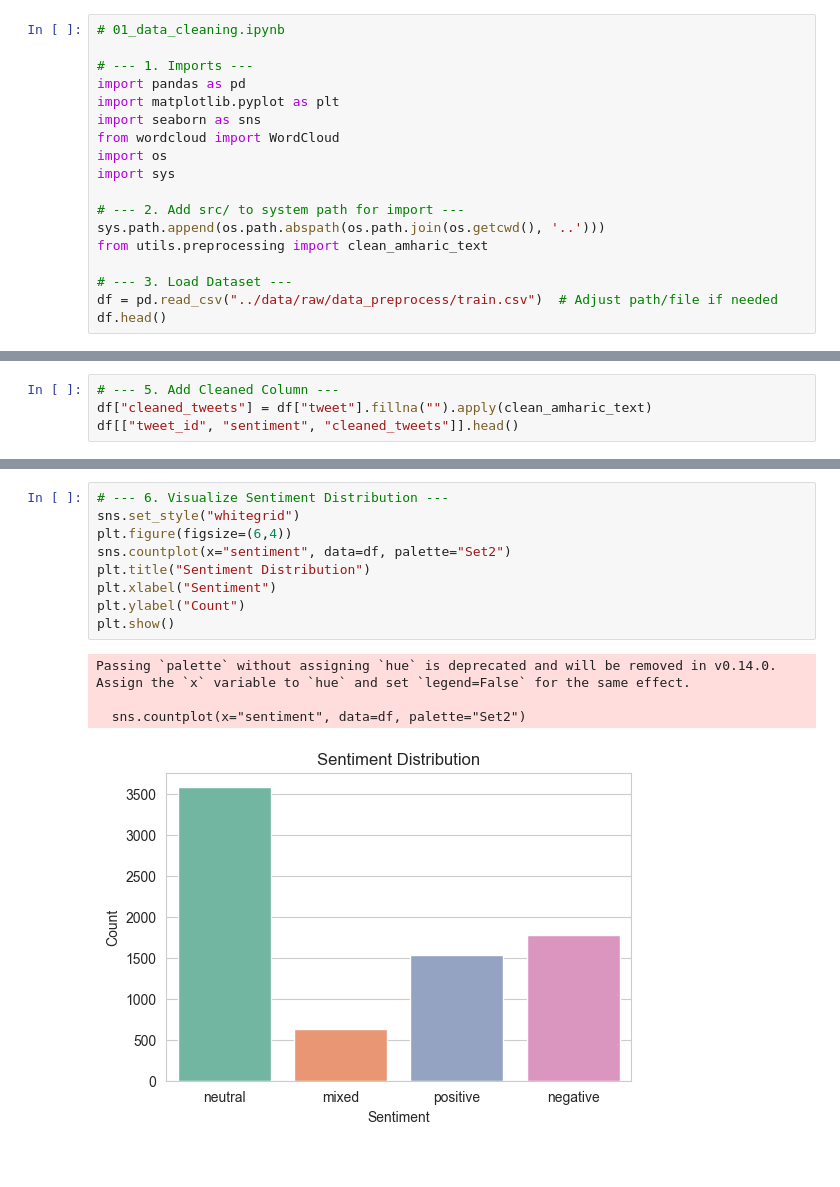
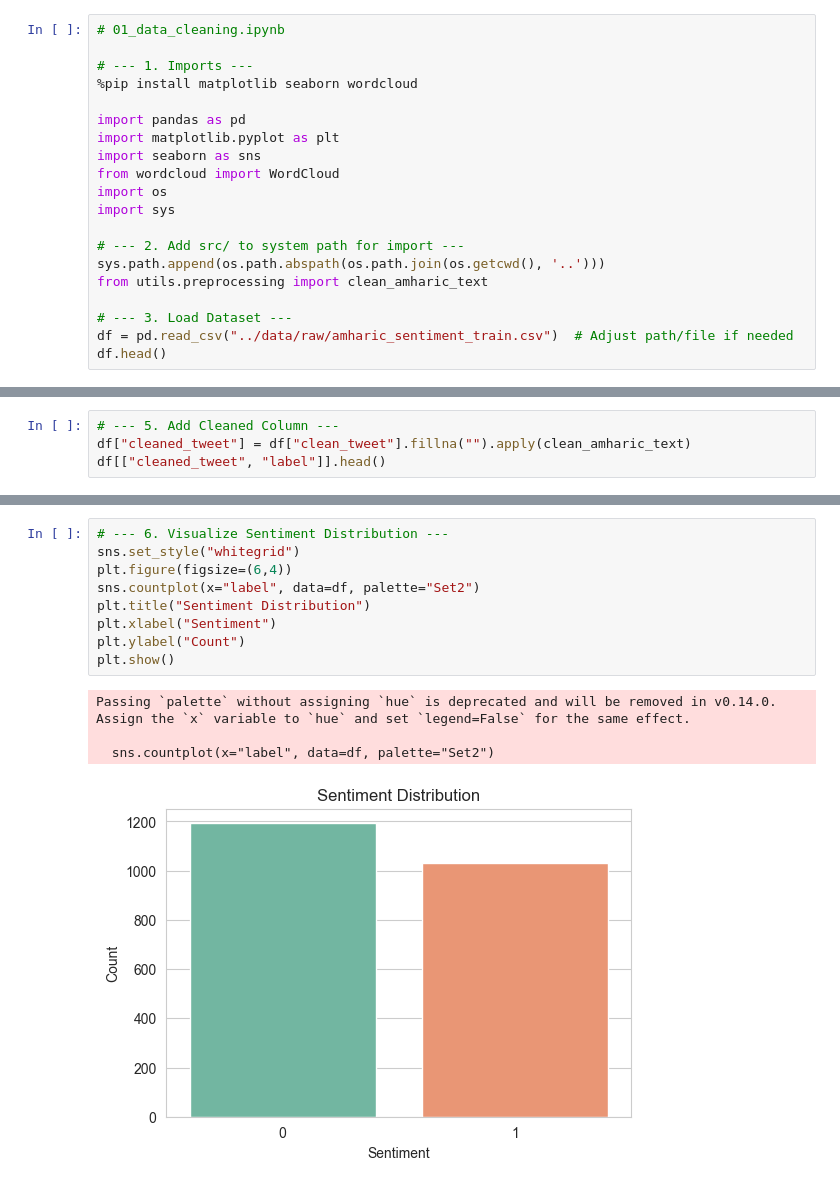
Before and after one commit to BytePhilosopher/Amharic-sentiment-analysis-with-feedback, a Jupyter notebook: notebooks/01_data_cleaning.ipynb, the cells around one changed output, grey strips where cells are left out. Drawn from its saved outputs; the diff is of its cells as text.

```diff
--- a/notebooks/01_data_cleaning.ipynb
+++ b/notebooks/01_data_cleaning.ipynb
@@ -29,6 +29,8 @@ test_clean = clean_amharic_text("../data/processed/test.csv")
 # 01_data_cleaning.ipynb
 
 # --- 1. Imports ---
+%pip install matplotlib seaborn wordcloud
+
 import pandas as pd
 import matplotlib.pyplot as plt
 import seaborn as sns
@@ -41,6 +43,6 @@ sys.path.append(os.path.abspath(os.path.join(os.getcwd(), '..')))
 from utils.preprocessing import clean_amharic_text
 
 # --- 3. Load Dataset ---
-df = pd.read_csv("../data/raw/data_preprocess/train.csv")  # Adjust path/file if needed
+df = pd.read_csv("../data/raw/amharic_sentiment_train.csv")  # Adjust path/file if needed
 df.head()
 # %% [output]
@@ -78,5 +97,5 @@ Name: count, Length: 7503, dtype: int64
 # %%
 # --- 5. Add Cleaned Column ---
-df["cleaned_tweets"] = df["tweet"].fillna("").apply(clean_amharic_text)
-df[["tweet_id", "sentiment", "cleaned_tweets"]].head()
+df["cleaned_tweet"] = df["clean_tweet"].fillna("").apply(clean_amharic_text)
+df[["cleaned_tweet", "label"]].head()
 # %% [output]
@@ -89,16 +108,16 @@ df[["tweet_id", "sentiment", "cleaned_tweets"]].head()
 # %%
 # --- 6. Visualize Sentiment Distribution ---
 sns.set_style("whitegrid")
 plt.figure(figsize=(6,4))
-sns.countplot(x="sentiment", data=df, palette="Set2")
+sns.countplot(x="label", data=df, palette="Set2")
 plt.title("Sentiment Distribution")
 plt.xlabel("Sentiment")
 plt.ylabel("Count")
 plt.show()
 # %% [output]
 Passing `palette` without assigning `hue` is deprecated and will be removed in v0.14.0. Assign the `x` variable to `hue` and set `legend=False` for the same effect.
 
-  sns.countplot(x="sentiment", data=df, palette="Set2")
+  sns.countplot(x="label", data=df, palette="Set2")
-[figure, old version]
+[figure, new version]
 # %%
 # --- 7. Text Length Analysis ---
```
Also changed, not shown: parts of 8 cells of this notebook, 2 other files.
